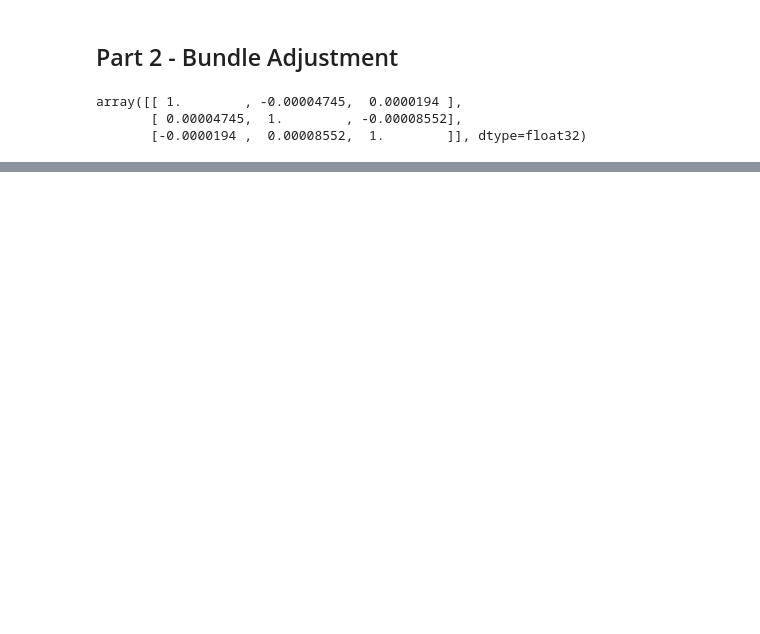
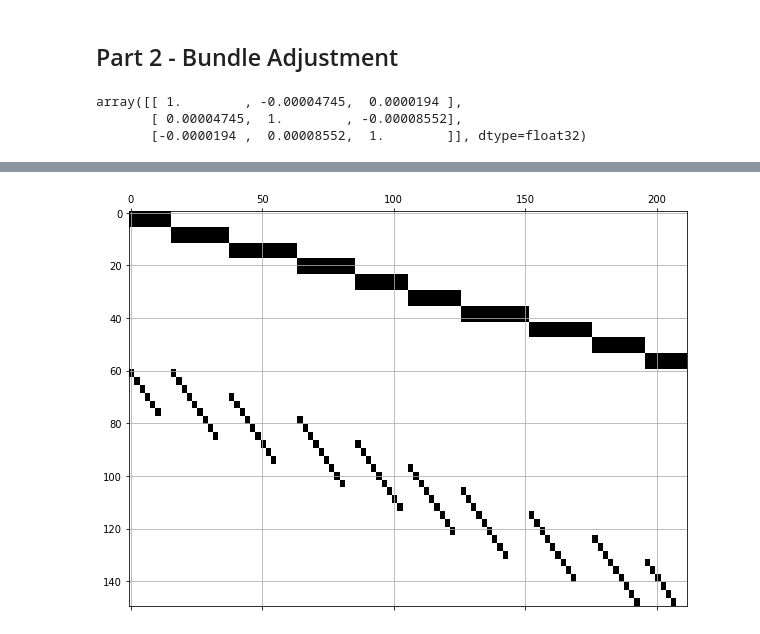
Before and after one commit to orenltr/Photogrammetry, a Jupyter notebook: Numerical_Aspects_in_Photogrammetry/hw1/BlockSimulation.ipynb, the cells around one changed output, grey strips where cells are left out. Saved outputs shown, nothing was run; the diff lists cells and outputs as text; code cells hidden in the pictures; blank space fills up the shorter version.

```diff
--- a/Numerical_Aspects_in_Photogrammetry/hw1/BlockSimulation.ipynb
+++ b/Numerical_Aspects_in_Photogrammetry/hw1/BlockSimulation.ipynb
@@ -72,3 +70,12 @@ plt.show()
+# %%
+# drawing A matrix
+A = block.ComputeDesignMatrix()
+plt.figure(figsize=(10,10))
+plt.spy(A.T)
+plt.grid()
+plt.show()
+# %% [output]
+[figure, added]
 # %%
 # drawing A matrix
 N = np.dot(A.T, A)
```
Also changed, not shown: parts of 28 cells of this notebook, 2 other files.
